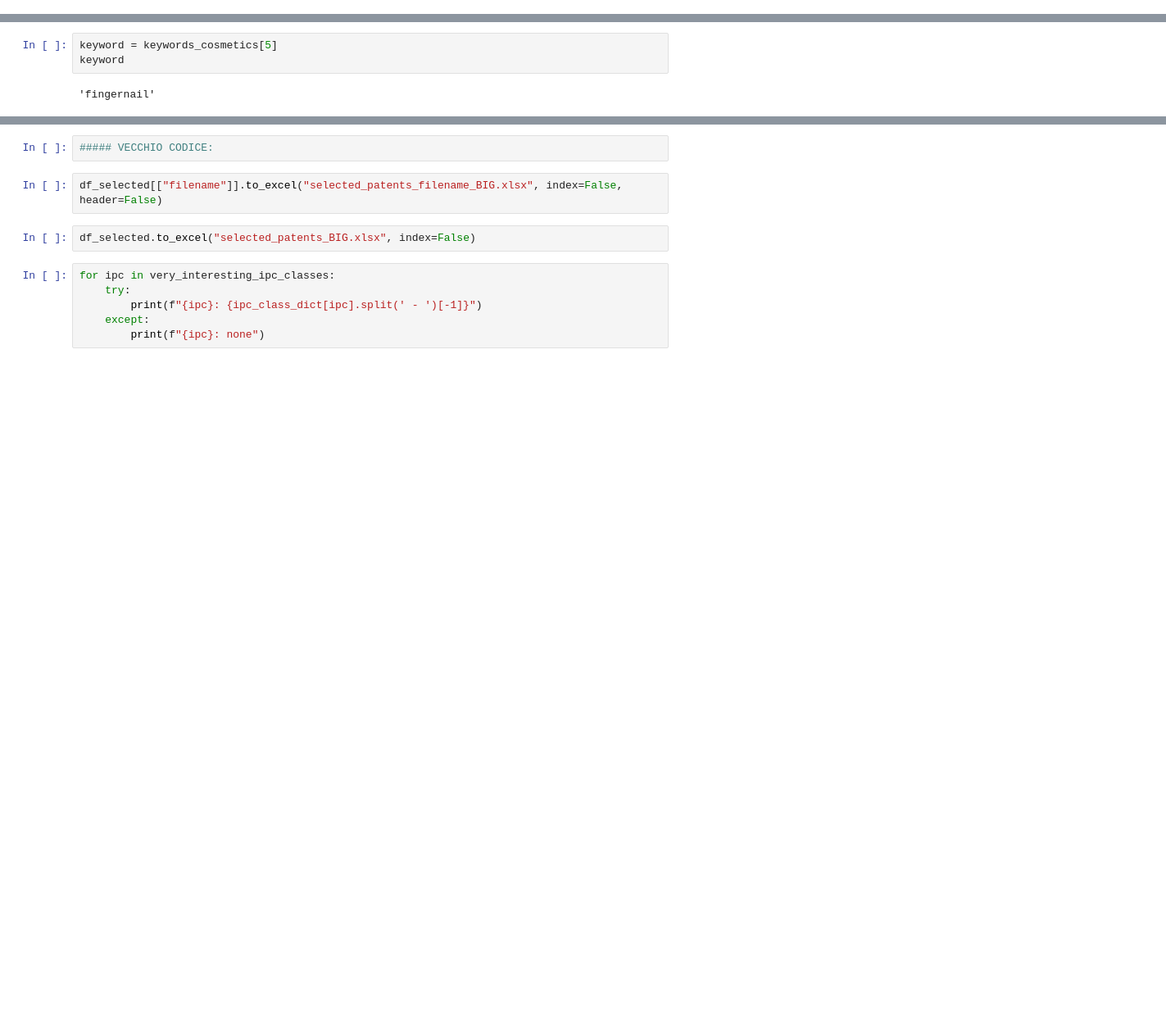
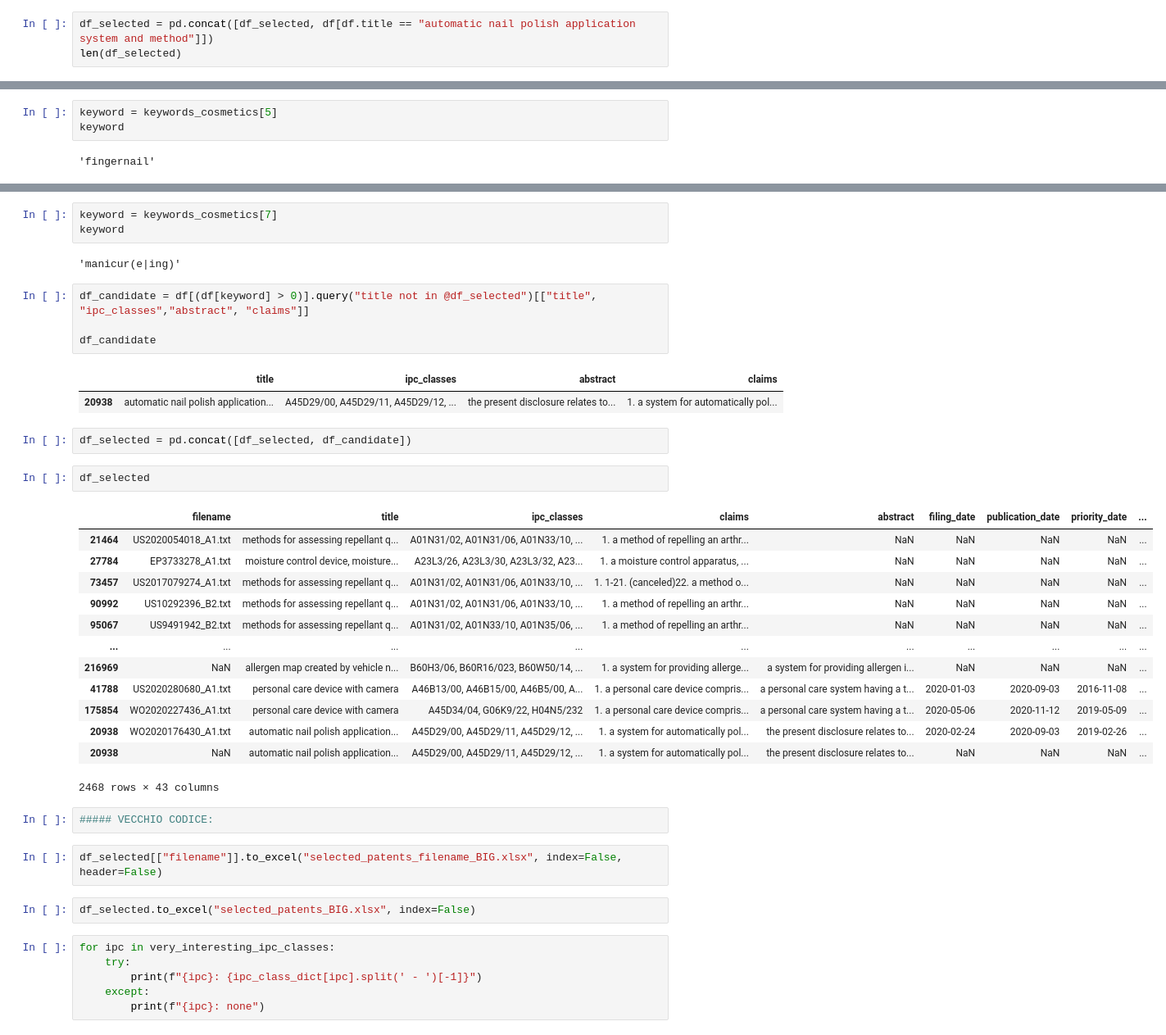
Before and after one commit to cri98li/Strategic-and-Competitive-Inteligence-project-UNIPI, a Jupyter notebook: 2a deadline/Step 5 v3.ipynb, the cells around one changed output, grey strips where cells are left out. Shown at 82% size. Saved outputs shown, nothing was run; the diff lists cells and outputs as text; blank space fills up the shorter version.

```diff
--- a/2a deadline/Step 5 v3.ipynb
+++ b/2a deadline/Step 5 v3.ipynb
@@ -223,0 +375,3 @@ df[(df[keyword] > 0)].query("title not in @df_selected")[["title", "ipc_classes"
+# %%
+df_selected = pd.concat([df_selected, df[df.title == "automatic nail polish application system and method"]])
+len(df_selected)
@@ -271,3 +444,33 @@ df_candidate
+# %%
+keyword = keywords_cosmetics[7]
+keyword
+# %% [output]
+'manicur(e|ing)'
+# %%
+df_candidate = df[(df[keyword] > 0)].query("title not in @df_selected")[["title", "ipc_classes","abstract", "claims"]]
+
+df_candidate
+# %% [output]
+|  | title | ipc_classes | abstract | claims |
+| 20938 | automatic nail polish application... | A45D29/00, A45D29/11, A45D29/12, ... | the present disclosure relates to... | 1. a system for automatically pol... |
+# %%
+df_selected = pd.concat([df_selected, df_candidate])
+# %%
+df_selected
+# %% [output]
+|  | filename | title | ipc_classes | claims | abstract | filing_date | publication_date | priority_date | ... |
+| 21464 | US2020054018_A1.txt | methods for assessing repellant q... | A01N31/02, A01N31/06, A01N33/10, ... | 1. a method of repelling an arthr... | NaN | NaN | NaN | NaN | ... |
+| 27784 | EP3733278_A1.txt | moisture control device, moisture... | A23L3/26, A23L3/30, A23L3/32, A23... | 1. a moisture control apparatus, ... | NaN | NaN | NaN | NaN | ... |
+| 73457 | US2017079274_A1.txt | methods for assessing repellant q... | A01N31/02, A01N31/06, A01N33/10, ... | 1. 1-21. (canceled)22. a method o... | NaN | NaN | NaN | NaN | ... |
+| 90992 | US10292396_B2.txt | methods for assessing repellant q... | A01N31/02, A01N31/06, A01N33/10, ... | 1. a method of repelling an arthr... | NaN | NaN | NaN | NaN | ... |
+| 95067 | US9491942_B2.txt | methods for assessing repellant q... | A01N31/02, A01N33/10, A01N35/06, ... | 1. a method of repelling an arthr... | NaN | NaN | NaN | NaN | ... |
+| ... | ... | ... | ... | ... | ... | ... | ... | ... | ... |
+| 216969 | NaN | allergen map created by vehicle n... | B60H3/06, B60R16/023, B60W50/14, ... | 1. a system for providing allerge... | a system for providing allergen i... | NaN | NaN | NaN | ... |
+| 41788 | US2020280680_A1.txt | personal care device with camera | A46B13/00, A46B15/00, A46B5/00, A... | 1. a personal care device compris... | a personal care system having a t... | 2020-01-03 | 2020-09-03 | 2016-11-08 | ... |
+| 175854 | WO2020227436_A1.txt | personal care device with camera | A45D34/04, G06K9/22, H04N5/232 | 1. a personal care device compris... | a personal care system having a t... | 2020-05-06 | 2020-11-12 | 2019-05-09 | ... |
+| 20938 | WO2020176430_A1.txt | automatic nail polish application... | A45D29/00, A45D29/11, A45D29/12, ... | 1. a system for automatically pol... | the present disclosure relates to... | 2020-02-24 | 2020-09-03 | 2019-02-26 | ... |
+| 20938 | NaN | automatic nail polish application... | A45D29/00, A45D29/11, A45D29/12, ... | 1. a system for automatically pol... | the present disclosure relates to... | NaN | NaN | NaN | ... |
+2468 rows × 43 columns
 # %%
 ##### VECCHIO CODICE:
 # %%
```
Also changed, not shown: parts of 35 cells of this notebook.
